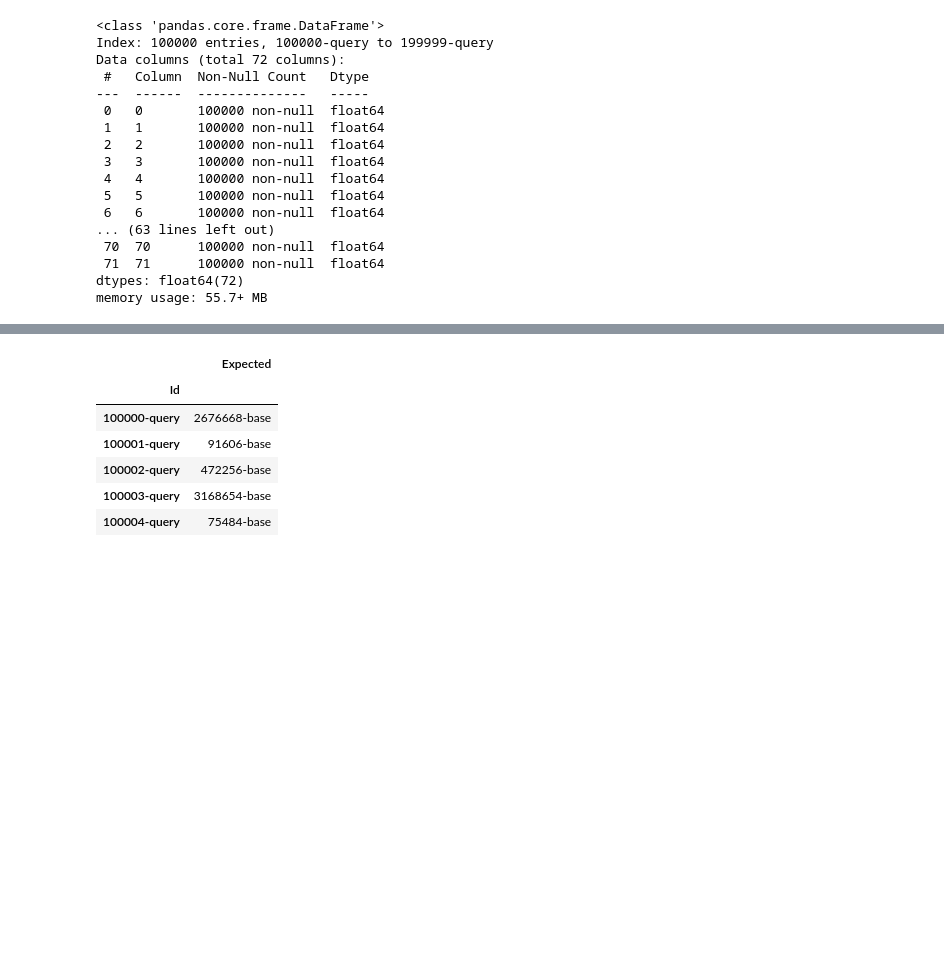
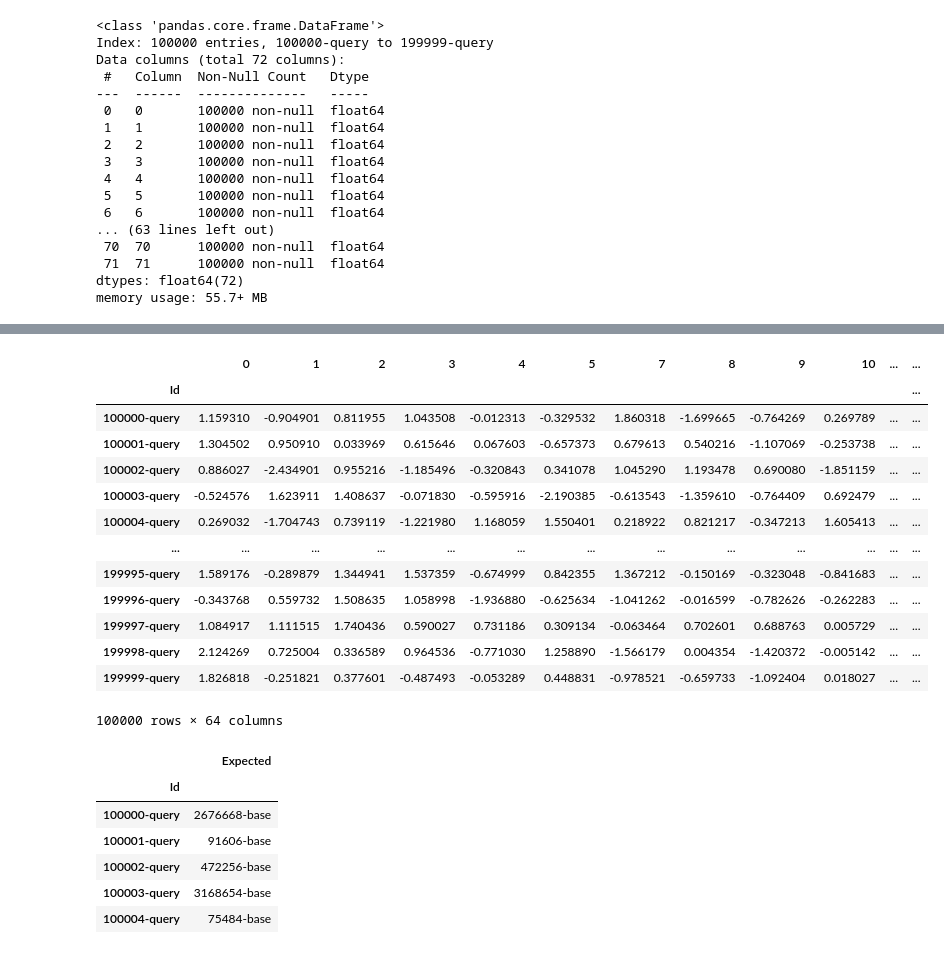
Before and after one commit to colDPiold/leonov_masterskaya_2, a Jupyter notebook: leonov_master_2.ipynb, the cells around one changed output, grey strips where cells are left out. Saved outputs shown, nothing was run; the diff lists cells and outputs as text; code cells hidden in the pictures; blank space fills up the shorter version.

```diff
--- a/leonov_master_2.ipynb
+++ b/leonov_master_2.ipynb
@@ -218,3 +163,5 @@ Data columns (total 72 columns):
  71  71      100000 non-null  float64
 dtypes: float64(72)
 memory usage: 55.7+ MB
+# %%
+df_valid.drop(columns=df_base_non_normal,inplace=True)
@@ -221,3 +265,30 @@ memory usage: 55.7+ MB
+# %%
+df_valid_st_scaled = pd.DataFrame(data=st_scaler.transform(df_valid[df_base_normal]),
+                                index=df_valid.index,
+                                columns=df_base_normal)
+
+# df_valid_mm_scaled = pd.DataFrame(data=mm_scaler.transform(df_valid[df_base_non_normal]),
+#                                 index=df_valid.index,
+#                                 columns=df_base_non_normal)
+
+df_valid_scaled = df_valid_st_scaled.copy() #pd.concat([df_valid_st_scaled,df_valid_mm_scaled],axis=1)
+
+display(df_valid_scaled)
+# %% [output]
+|  | 0 | 1 | 2 | 3 | 4 | 5 | 7 | 8 | 9 | 10 | ... | ... |
+| Id |  |  |  |  |  |  |  |  |  |  |  | ... |
+| 100000-query | 1.159310 | -0.904901 | 0.811955 | 1.043508 | -0.012313 | -0.329532 | 1.860318 | -1.699665 | -0.764269 | 0.269789 | ... | ... |
+| 100001-query | 1.304502 | 0.950910 | 0.033969 | 0.615646 | 0.067603 | -0.657373 | 0.679613 | 0.540216 | -1.107069 | -0.253738 | ... | ... |
+| 100002-query | 0.886027 | -2.434901 | 0.955216 | -1.185496 | -0.320843 | 0.341078 | 1.045290 | 1.193478 | 0.690080 | -1.851159 | ... | ... |
+| 100003-query | -0.524576 | 1.623911 | 1.408637 | -0.071830 | -0.595916 | -2.190385 | -0.613543 | -1.359610 | -0.764409 | 0.692479 | ... | ... |
+| 100004-query | 0.269032 | -1.704743 | 0.739119 | -1.221980 | 1.168059 | 1.550401 | 0.218922 | 0.821217 | -0.347213 | 1.605413 | ... | ... |
+| ... | ... | ... | ... | ... | ... | ... | ... | ... | ... | ... | ... | ... |
+| 199995-query | 1.589176 | -0.289879 | 1.344941 | 1.537359 | -0.674999 | 0.842355 | 1.367212 | -0.150169 | -0.323048 | -0.841683 | ... | ... |
+| 199996-query | -0.343768 | 0.559732 | 1.508635 | 1.058998 | -1.936880 | -0.625634 | -1.041262 | -0.016599 | -0.782626 | -0.262283 | ... | ... |
+| 199997-query | 1.084917 | 1.111515 | 1.740436 | 0.590027 | 0.731186 | 0.309134 | -0.063464 | 0.702601 | 0.688763 | 0.005729 | ... | ... |
+| 199998-query | 2.124269 | 0.725004 | 0.336589 | 0.964536 | -0.771030 | 1.258890 | -1.566179 | 0.004354 | -1.420372 | -0.005142 | ... | ... |
+| 199999-query | 1.826818 | -0.251821 | 0.377601 | -0.487493 | -0.053289 | 0.448831 | -0.978521 | -0.659733 | -1.092404 | 0.018027 | ... | ... |
+100000 rows × 64 columns
 # %%
 try:
     df_valid_answer = pd.read_csv("/Users/coldpiold/Desktop/practicum/мастерская_2/validation_answer.csv", index_col=0)
```
Also changed, not shown: parts of 27 cells of this notebook.
